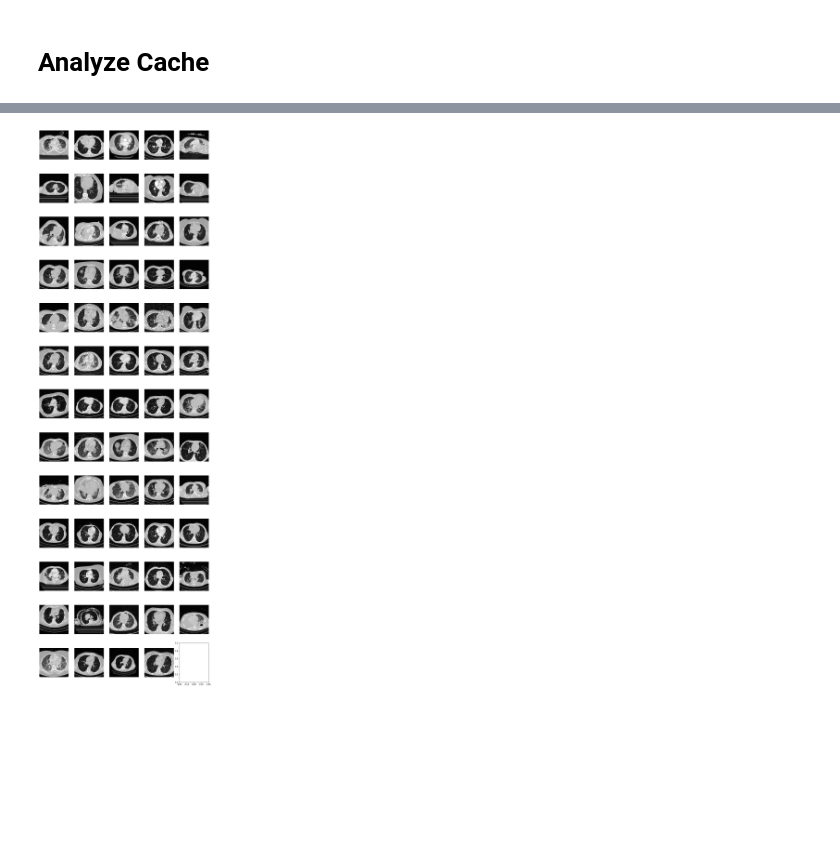
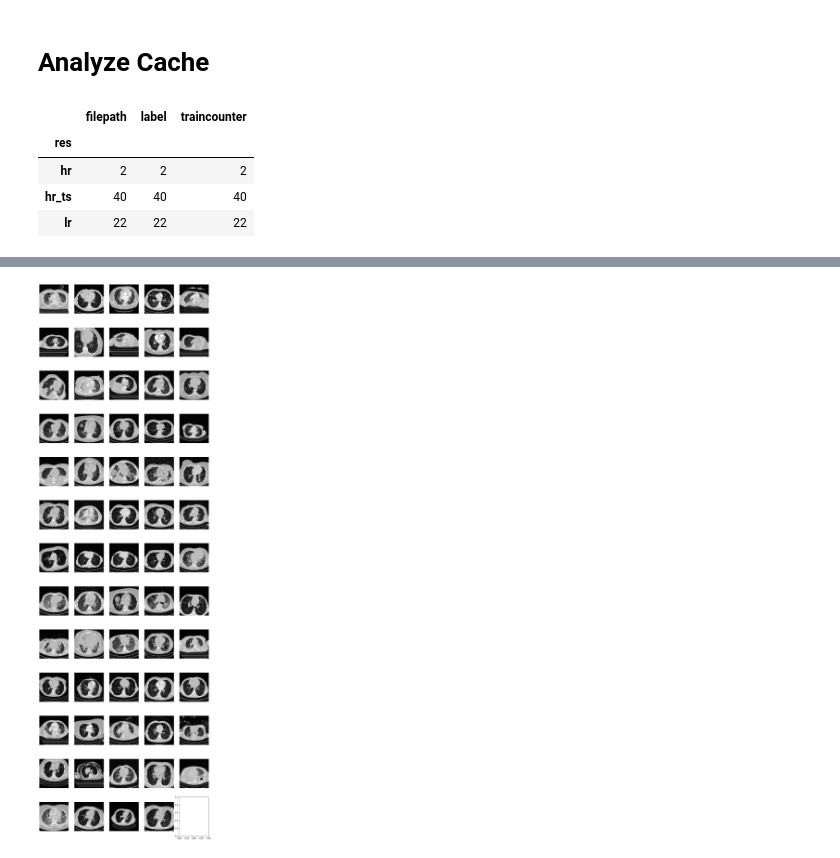
Before and after one commit to cirmuw/dynamicmemory, a Jupyter notebook: Results.ipynb, the cells around one changed output, grey strips where cells are left out. Cells and saved outputs as stored; diff of their text form; code cells hidden in the pictures; blank space fills up the shorter version.

```diff
--- a/Results.ipynb
+++ b/Results.ipynb
@@ -501,5 +501,12 @@ def plot_cache_imgs(df):
 
     mut.mimshow(np.asarray(imgs), nslic=len(df))
 # %%
-df_cache = pd.read_csv('/project/catinous/trained_cache/cont_combined_basemodel_lr_fmiss_cache_tf07_2_2db419ffa0.csv')
+df_cache = pd.read_csv('/project/catinous/trained_cache/cont_combined_basemodel_lr_fmiss_cache_tf07_5_cb1ec7caee.csv')
+df_cache.groupby('res').count()
+# %% [output]
+|  | filepath | label | traincounter |
+| res |  |  |  |
+| hr | 2 | 2 | 2 |
+| hr_ts | 40 | 40 | 40 |
+| lr | 22 | 22 | 22 |
 # %%
```
Also changed, not shown: parts of 16 cells of this notebook.
